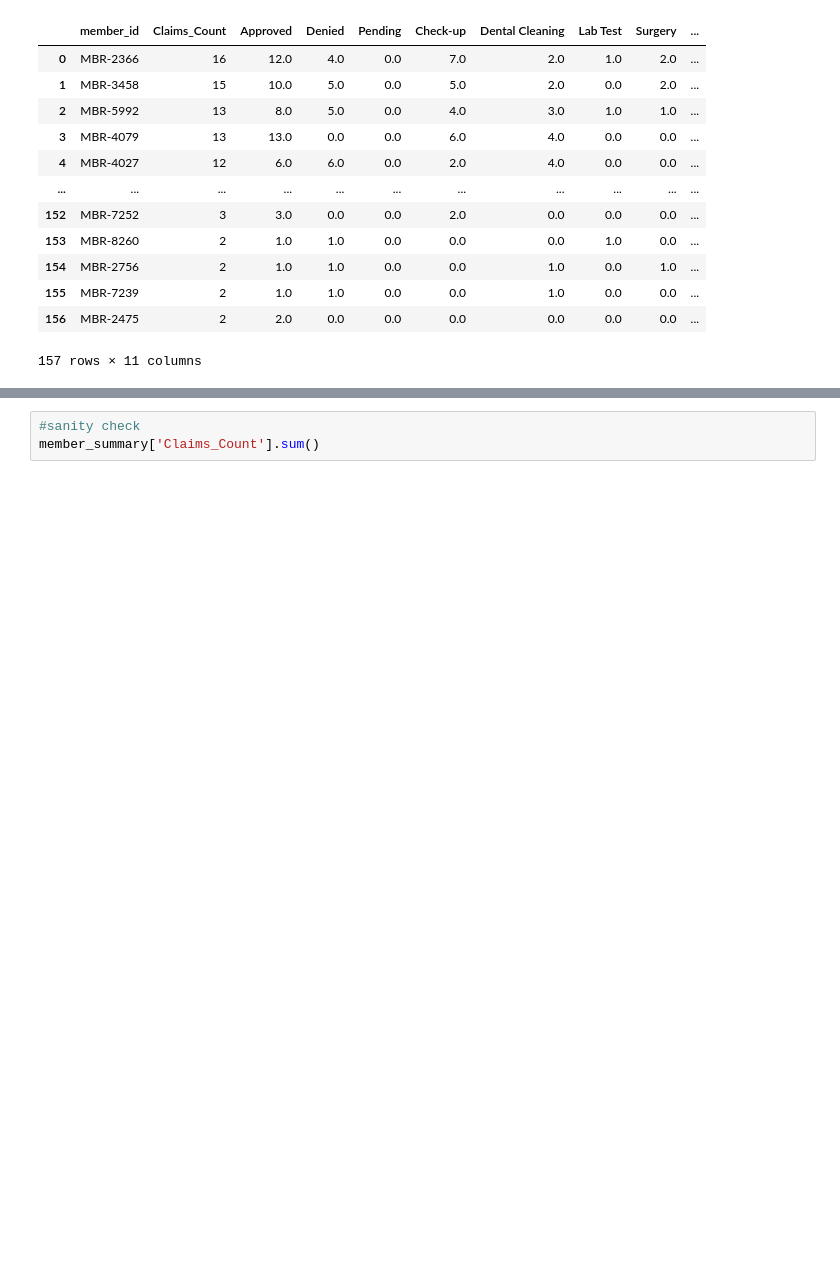
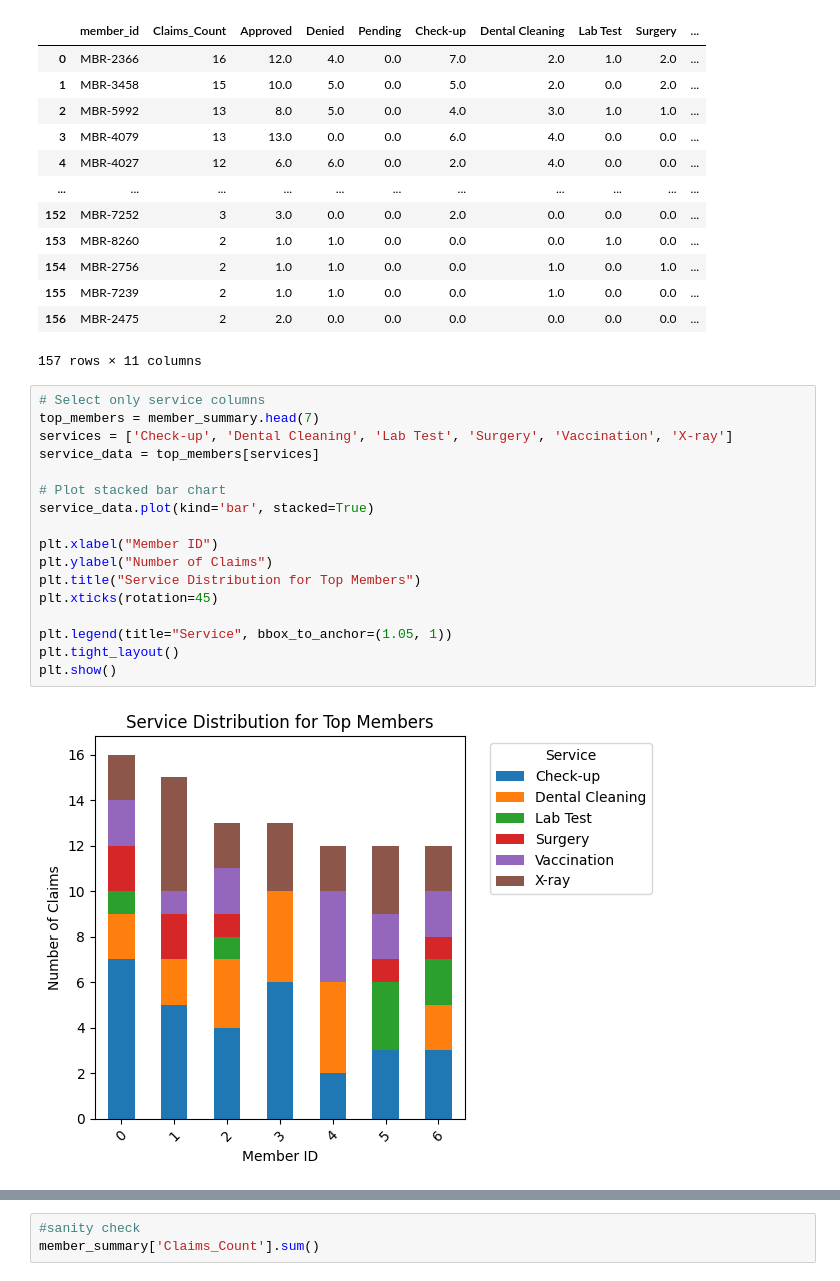
Before and after one commit to CMesiti/DataAnalyticsNotebooks, a Jupyter notebook: Claims_Data_Challenge.ipynb, the cells around one changed output, grey strips where cells are left out. Cells and saved outputs as stored; diff of their text form; blank space fills up the shorter version.

```diff
--- a/Claims_Data_Challenge.ipynb
+++ b/Claims_Data_Challenge.ipynb
@@ -196,3 +245,22 @@ member_summary
 | 155 | MBR-7239 | 2 | 1.0 | 1.0 | 0.0 | 0.0 | 1.0 | 0.0 | 0.0 | ... |
 | 156 | MBR-2475 | 2 | 2.0 | 0.0 | 0.0 | 0.0 | 0.0 | 0.0 | 0.0 | ... |
 157 rows × 11 columns
+# %%
+# Select only service columns
+top_members = member_summary.head(7)
+services = ['Check-up', 'Dental Cleaning', 'Lab Test', 'Surgery', 'Vaccination', 'X-ray']
+service_data = top_members[services]
+
+# Plot stacked bar chart
+service_data.plot(kind='bar', stacked=True)
+
+plt.xlabel("Member ID")
+plt.ylabel("Number of Claims")
+plt.title("Service Distribution for Top Members")
+plt.xticks(rotation=45)
+
+plt.legend(title="Service", bbox_to_anchor=(1.05, 1))
+plt.tight_layout()
+plt.show()
+# %% [output]
+[figure, added]
```
Also changed, not shown: parts of 37 cells of this notebook.
